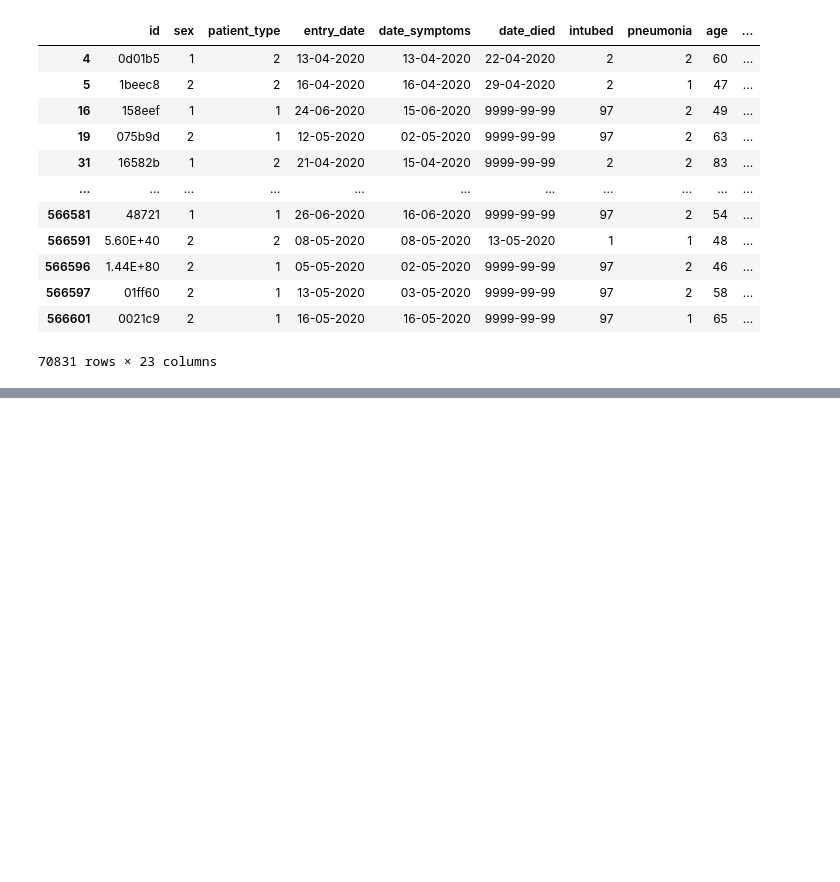
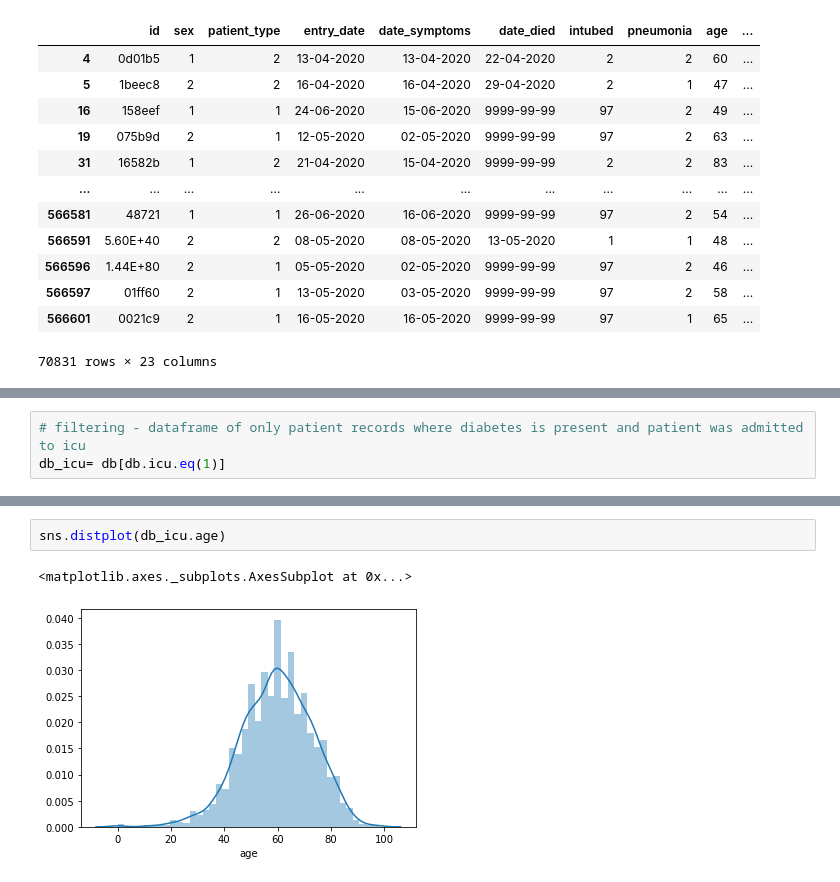
Before and after one commit to aspotter99/Covid-preconditions, a Jupyter notebook: Untitled.ipynb, the cells around one changed output, grey strips where cells are left out. Saved outputs shown, nothing was run; the diff lists cells and outputs as text; blank space fills up the shorter version.

```diff
--- a/Untitled.ipynb
+++ b/Untitled.ipynb
@@ -51,0 +101,3 @@ db
+# %%
+# filtering - dataframe of only patient records where diabetes is present and patient was admitted to icu
+db_icu= db[db.icu.eq(1)]
@@ -51,0 +124,5 @@ db
+# %%
+sns.distplot(db_icu.age)
+# %% [output]
+<matplotlib.axes._subplots.AxesSubplot at 0x...>
+[figure, added]
```
Also changed, not shown: parts of 7 cells of this notebook.
